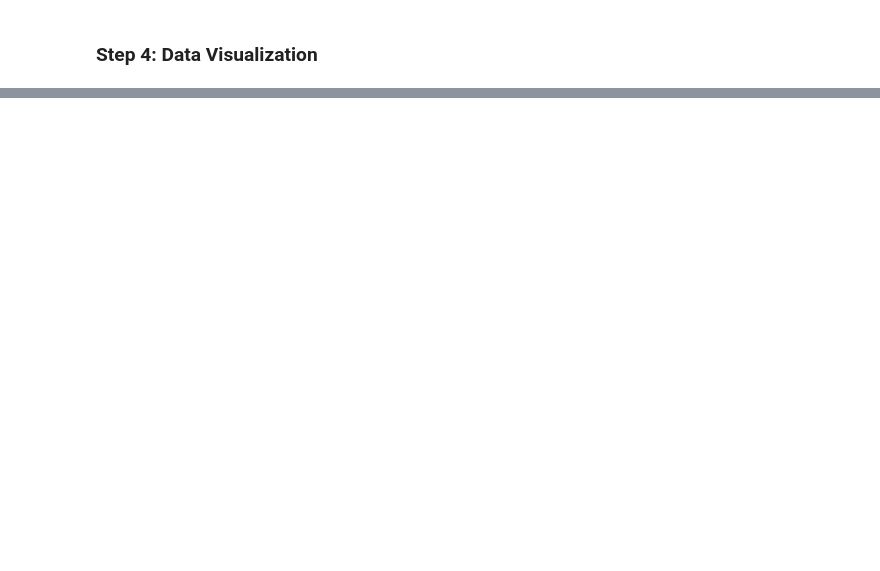
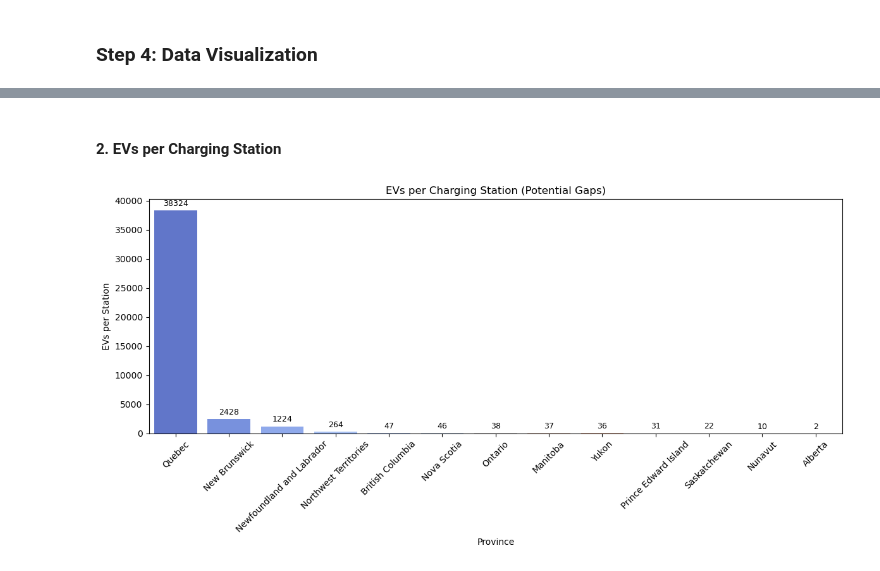
Before and after one commit to Deepkumar-DataSolutions/EV_Project, a Jupyter notebook: EDA.ipynb, the cells around one changed output, grey strips where cells are left out. Cells and saved outputs as stored; diff of their text form; code cells hidden in the pictures; blank space fills up the shorter version.

```diff
--- a/EDA.ipynb
+++ b/EDA.ipynb
@@ -409,0 +270,28 @@ result.to_csv("ev_city_station_summary.csv", index=False)
+# %% [markdown]
+#### 2. EVs per Charging Station
+# %%
+import seaborn as sns
+import matplotlib.pyplot as plt
+
+province_summary["EVs_per_Station"] = province_summary["EV_Count"] / province_summary["Station_Count"].replace(0, 1)
+
+plt.figure(figsize=(12, 6))
+ax = sns.barplot(
+    data=province_summary.sort_values("EVs_per_Station", ascending=False),
+    x="province_name",
+    y="EVs_per_Station",
+    palette="coolwarm"
+)
+
+# Add value labels on top of each bar
+for container in ax.containers:
+    ax.bar_label(container, fmt="%.0f", label_type="edge", fontsize=9, padding=3)
+
+plt.title("EVs per Charging Station (Potential Gaps)")
+plt.ylabel("EVs per Station")
+plt.xlabel("Province")
+plt.xticks(rotation=45)
+plt.tight_layout()
+plt.show()
+# %% [output]
+[figure, added]
```
Also changed, not shown: parts of 53 cells of this notebook, 3 other files.
